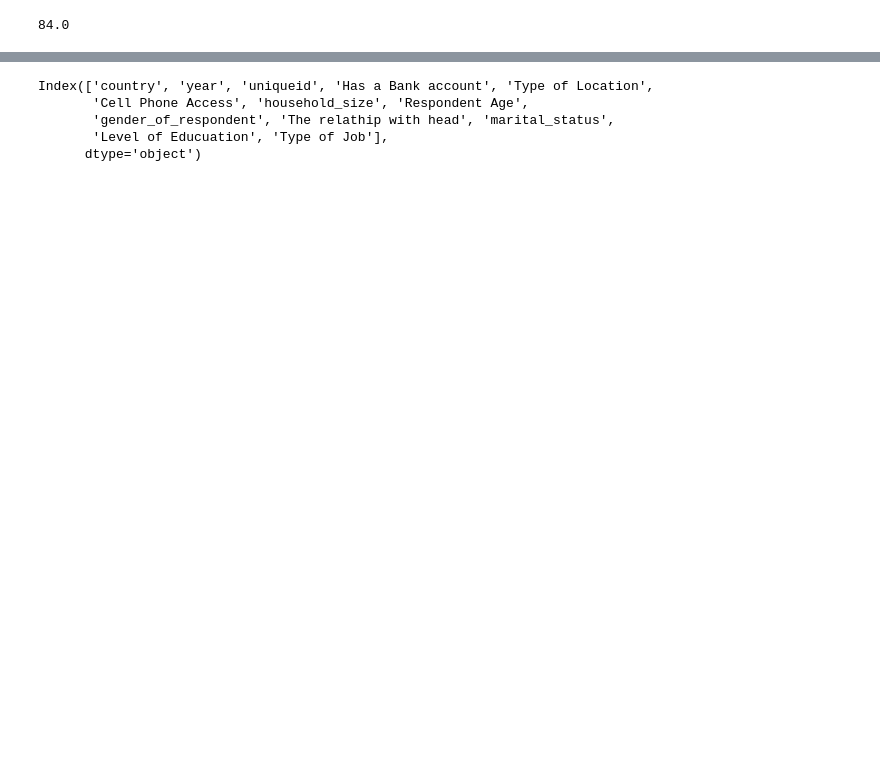
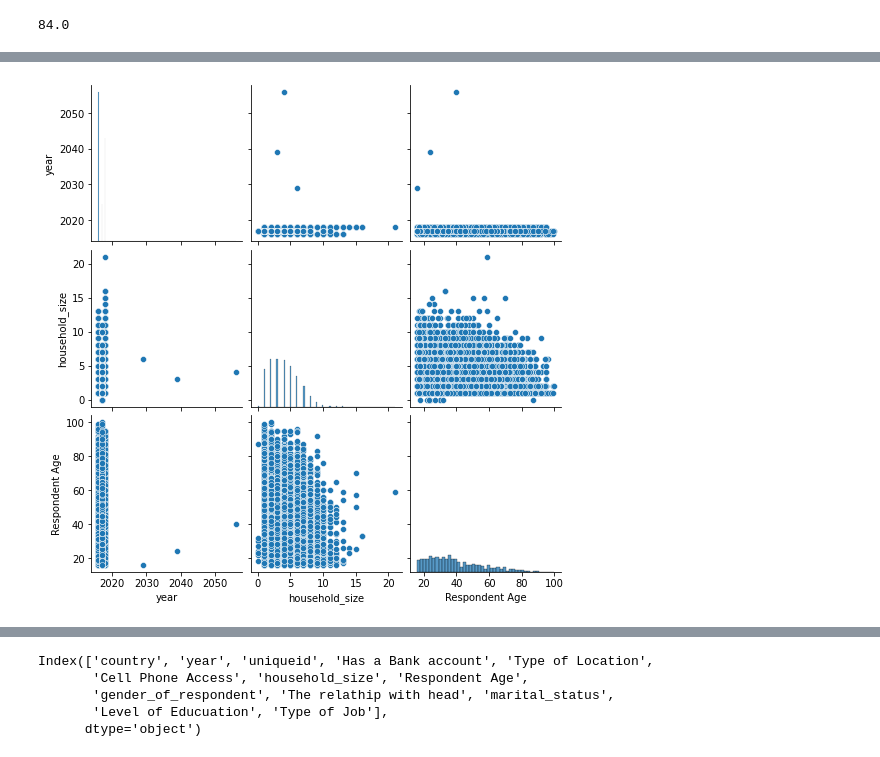
Before and after one commit to captmmari/Independent-week4-project, a Jupyter notebook: Moringa_Independent_week02_Core_Project_Simon_Mmari.ipynb, the cells around one changed output, grey strips where cells are left out. Cells and saved outputs as stored; diff of their text form; code cells hidden in the pictures; blank space fills up the shorter version.

```diff
--- a/Moringa_Independent_week02_Core_Project_Simon_Mmari.ipynb
+++ b/Moringa_Independent_week02_Core_Project_Simon_Mmari.ipynb
@@ -179,0 +312,6 @@ df["household_size"].corr(df["Respondent Age"])
+# %%
+# Ploting the bivariate summaries and recording our observations
+sns.pairplot(df)
+plt.show()
+# %% [output]
+[figure, added]
```
Also changed, not shown: parts of 52 cells of this notebook.
